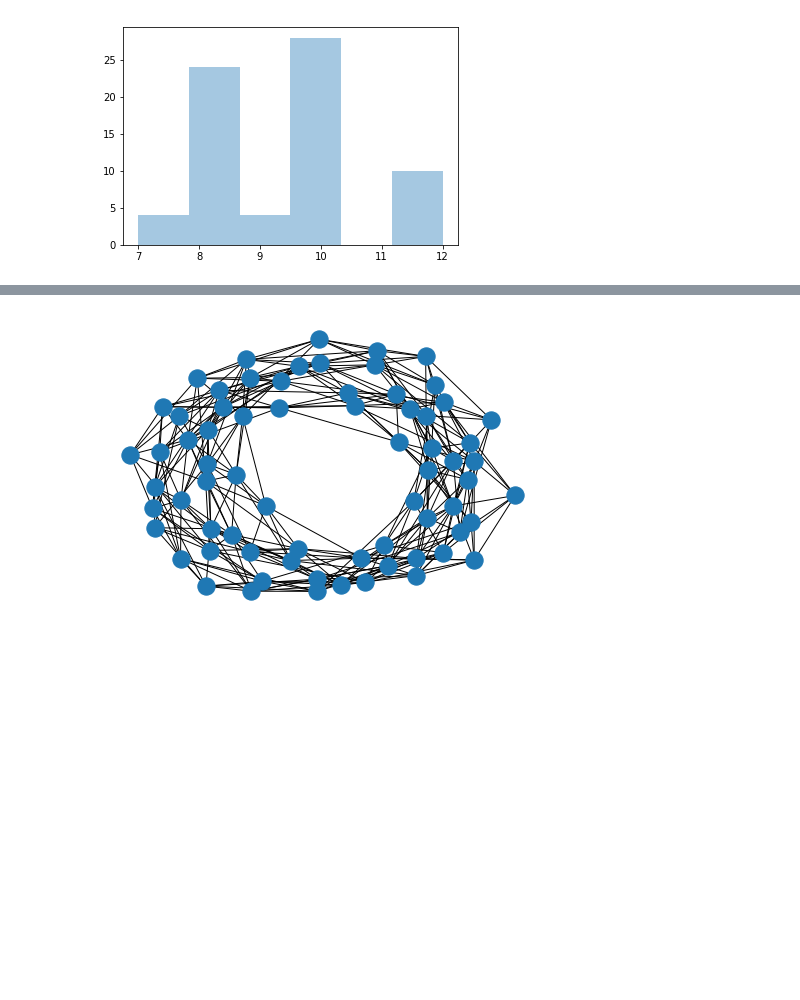
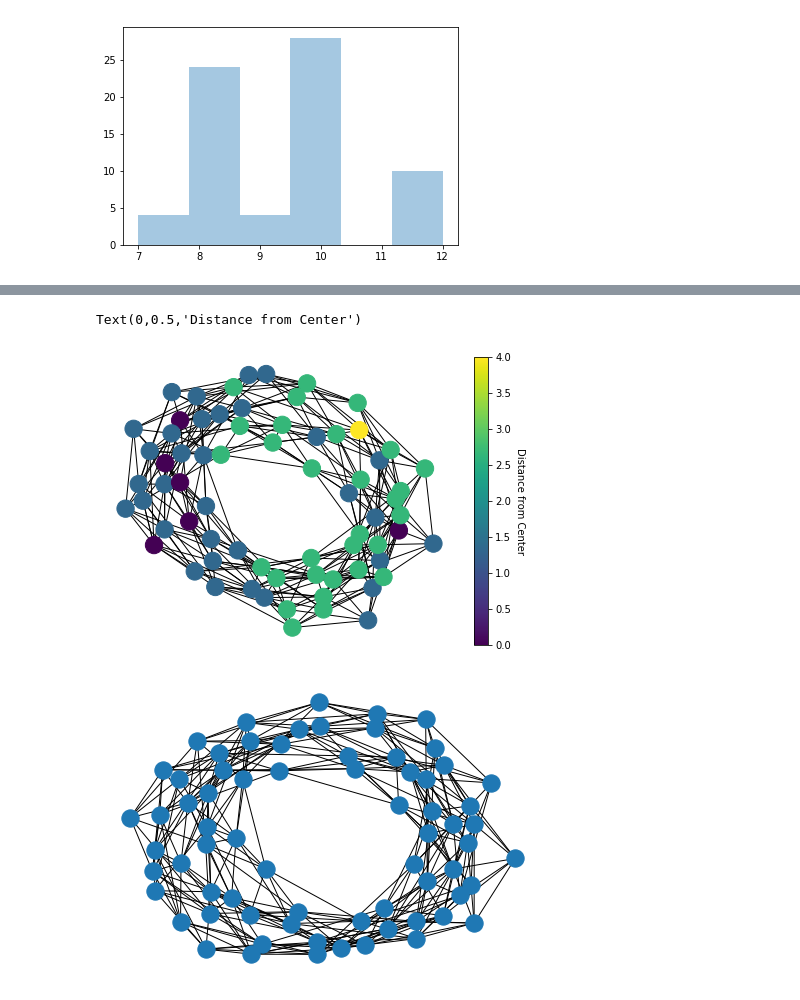
Before and after one commit to vrdi/metagraph-visualizations, a Jupyter notebook: metagraph.ipynb, the cells around one changed output, grey strips where cells are left out. Cells and saved outputs as stored; diff of their text form; code cells hidden in the pictures; blank space fills up the shorter version.

```diff
--- a/metagraph.ipynb
+++ b/metagraph.ipynb
@@ -244,3 +215,15 @@ nx.draw(graph_4_4_2,
+# %%
+center_4_4_2 = nx.center(graph_4_4_2)
+nx.draw(graph_4_4_2,
+        node_color=[distance_from_center(graph_4_4_2, n, center_4_4_8) for n in graph_4_4_2.nodes()])
+
+sm = plt.cm.ScalarMappable(norm=plt.Normalize(vmin=0,vmax=nx.radius(graph_4_4_2)))
+sm._A = []
+cb = plt.colorbar(sm)
+cb.ax.set_ylabel("Distance from Center", rotation=-90, va="bottom")
+# %% [output]
+Text(0,0.5,'Distance from Center')
+[figure, added]
 # %%
 nx.draw(graph_4_4_2)
 # %% [output]
```
Also changed, not shown: parts of 22 cells of this notebook, 4 other files.
